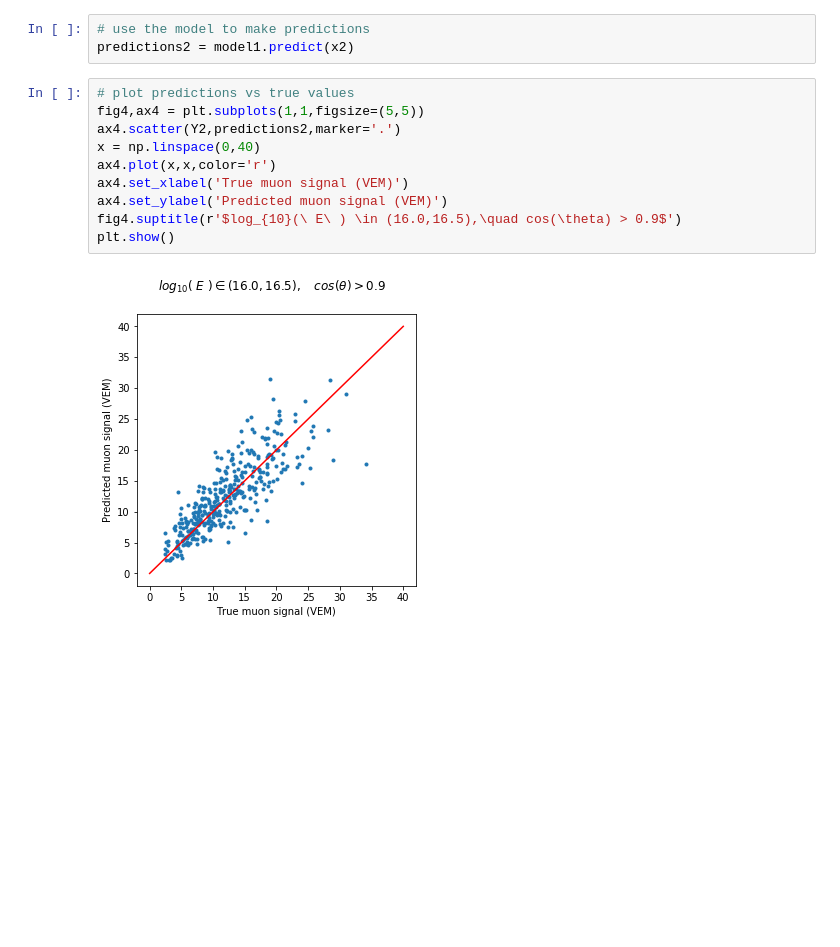
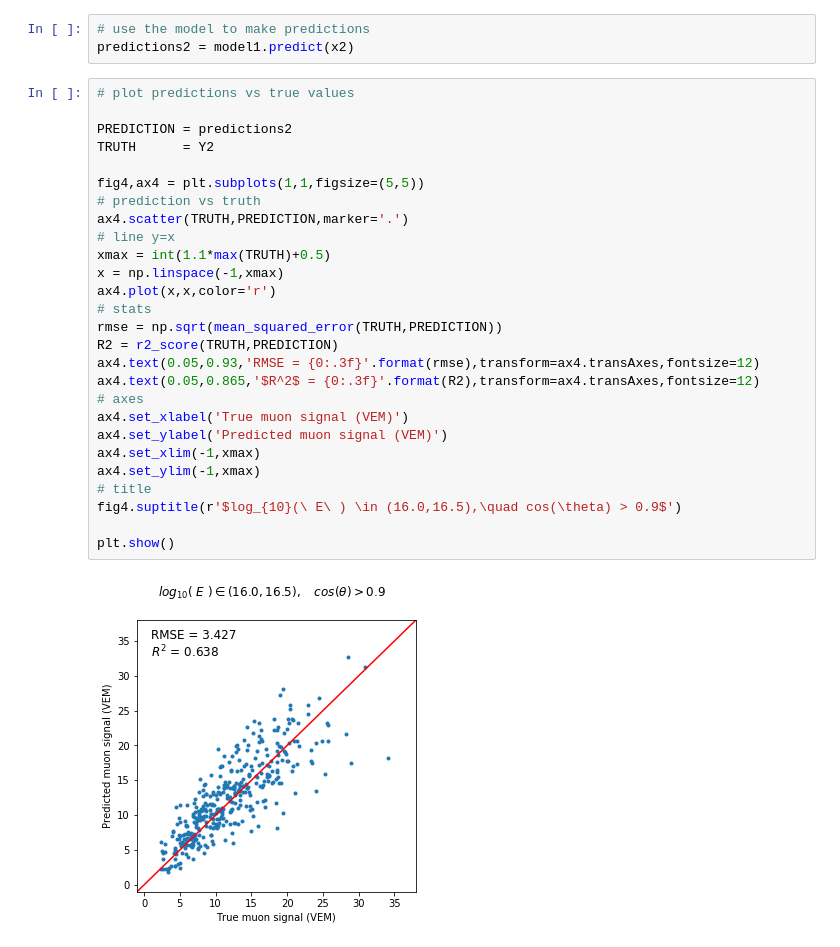
Before and after one commit to ParasKoundal/icetop_muons, a Jupyter notebook: neural_network_averaged.ipynb, the cells around one changed output. Drawn from its saved outputs; the diff is of its cells as text; blank space fills up the shorter version.

Commit message:
added statistical measures to the neural network result plots

```diff
--- a/neural_network_averaged.ipynb
+++ b/neural_network_averaged.ipynb
@@ -191,16 +209,33 @@ x2 = scaler.transform(X2)
 predictions2 = model1.predict(x2)
 # %%
 # plot predictions vs true values
+
+PREDICTION = predictions2
+TRUTH      = Y2
+
 fig4,ax4 = plt.subplots(1,1,figsize=(5,5))
-ax4.scatter(Y2,predictions2,marker='.')
-x = np.linspace(0,40)
+# prediction vs truth
+ax4.scatter(TRUTH,PREDICTION,marker='.')
+# line y=x
+xmax = int(1.1*max(TRUTH)+0.5)
+x = np.linspace(-1,xmax)
 ax4.plot(x,x,color='r')
+# stats
+rmse = np.sqrt(mean_squared_error(TRUTH,PREDICTION))
+R2 = r2_score(TRUTH,PREDICTION)
+ax4.text(0.05,0.93,'RMSE = {0:.3f}'.format(rmse),transform=ax4.transAxes,fontsize=12)
+ax4.text(0.05,0.865,'$R^2$ = {0:.3f}'.format(R2),transform=ax4.transAxes,fontsize=12)
+# axes
 ax4.set_xlabel('True muon signal (VEM)')
 ax4.set_ylabel('Predicted muon signal (VEM)')
+ax4.set_xlim(-1,xmax)
+ax4.set_ylim(-1,xmax)
+# title
 fig4.suptitle(r'$log_{10}(\ E\ ) \in (16.0,16.5),\quad cos(\theta) > 0.9$')
+
 plt.show()
 # %% [output]
-[figure, old version]
+[figure, new version]
 # %%
 # Plot residuals
 fig5,ax5=plt.subplots(1,1,figsize=(6,5))
```
Also changed, not shown: parts of 5 cells of this notebook, 1 other file.
